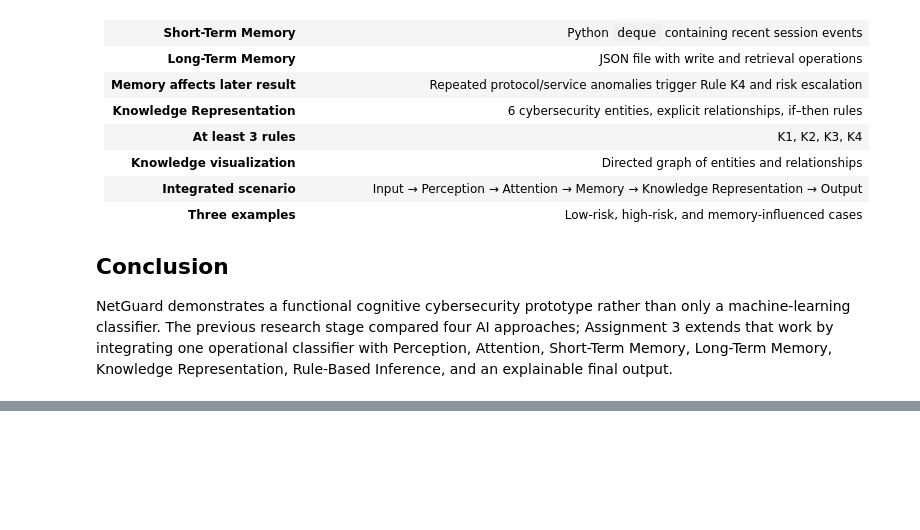
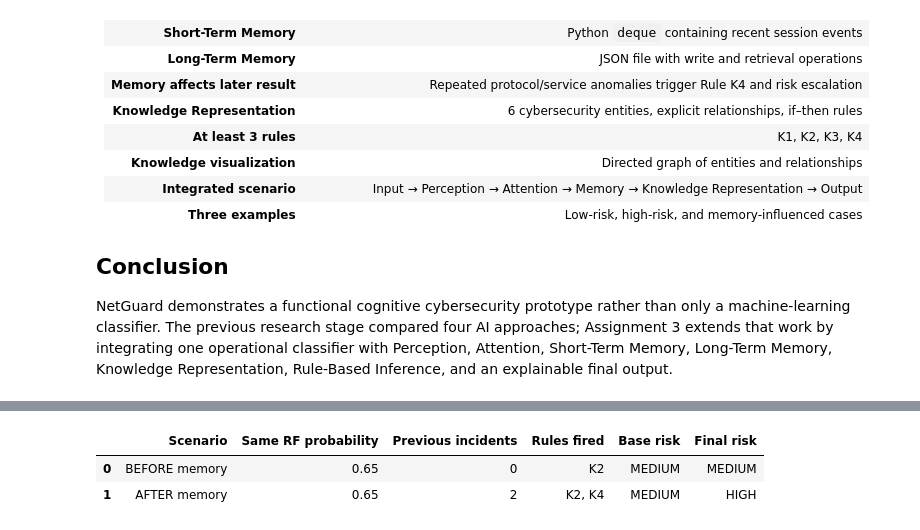
Before and after one commit to Mad03633/NetGuard, a Jupyter notebook: notebook/cognitive.ipynb, the cells around one changed output, grey strips where cells are left out. Cells and saved outputs as stored; diff of their text form; code cells hidden in the pictures; blank space fills up the shorter version.

```diff
--- a/notebook/cognitive.ipynb
+++ b/notebook/cognitive.ipynb
@@ -1057,0 +1957,87 @@ NetGuard demonstrates a functional cognitive cybersecurity prototype rather than
+# %%
+# ============================================================
+# FINAL DEMO — BEFORE VS AFTER MEMORY
+# ============================================================
+
+comparison = pd.DataFrame([
+    {
+        "Scenario":
+            "BEFORE memory",
+
+        "Same RF probability":
+            round(
+                before_memory["probability"],
+                4
+            ),
+
+        "Previous incidents":
+            before_memory[
+                "previous_similar_anomalies"
+            ],
+
+        "Rules fired":
+            ", ".join(
+                before_memory["fired_rules"]
+            ),
+
+        "Base risk":
+            before_memory["base_risk"],
+
+        "Final risk":
+            before_memory["final_risk"]
+    },
+
+    {
+        "Scenario":
+            "AFTER memory",
+
+        "Same RF probability":
+            round(
+                after_memory["probability"],
+                4
+            ),
+
+        "Previous incidents":
+            after_memory[
+                "previous_similar_anomalies"
+            ],
+
+        "Rules fired":
+            ", ".join(
+                after_memory["fired_rules"]
+            ),
+
+        "Base risk":
+            after_memory["base_risk"],
+
+        "Final risk":
+            after_memory["final_risk"]
+    }
+])
+
+print("=" * 75)
+print("NETGUARD — EFFECT OF COGNITIVE MEMORY")
+print("=" * 75)
+
+display(comparison)
+
+assert np.isclose(
+    before_memory["probability"],
+    after_memory["probability"]
+)
+
+assert before_memory["base_risk"] == "MEDIUM"
+assert before_memory["final_risk"] == "MEDIUM"
+
+assert after_memory[
+    "previous_similar_anomalies"
+] >= 2
+
+assert "K4" in after_memory["fired_rules"]
+assert after_memory["final_risk"] == "HIGH"
+
+print("✓ Random Forest probability did NOT change.")
+print("✓ Historical context DID change.")
+print("✓ Rule K4 was activated.")
+print("✓ Final risk changed: MEDIUM → HIGH.")
+# %% [output]
@@ -1057,0 +2047,3 @@ NetGuard demonstrates a functional cognitive cybersecurity prototype rather than
+|  | Scenario | Same RF probability | Previous incidents | Rules fired | Base risk | Final risk |
+| 0 | BEFORE memory | 0.65 | 0 | K2 | MEDIUM | MEDIUM |
+| 1 | AFTER memory | 0.65 | 2 | K2, K4 | MEDIUM | HIGH |
```
Also changed, not shown: parts of 13 cells of this notebook.
